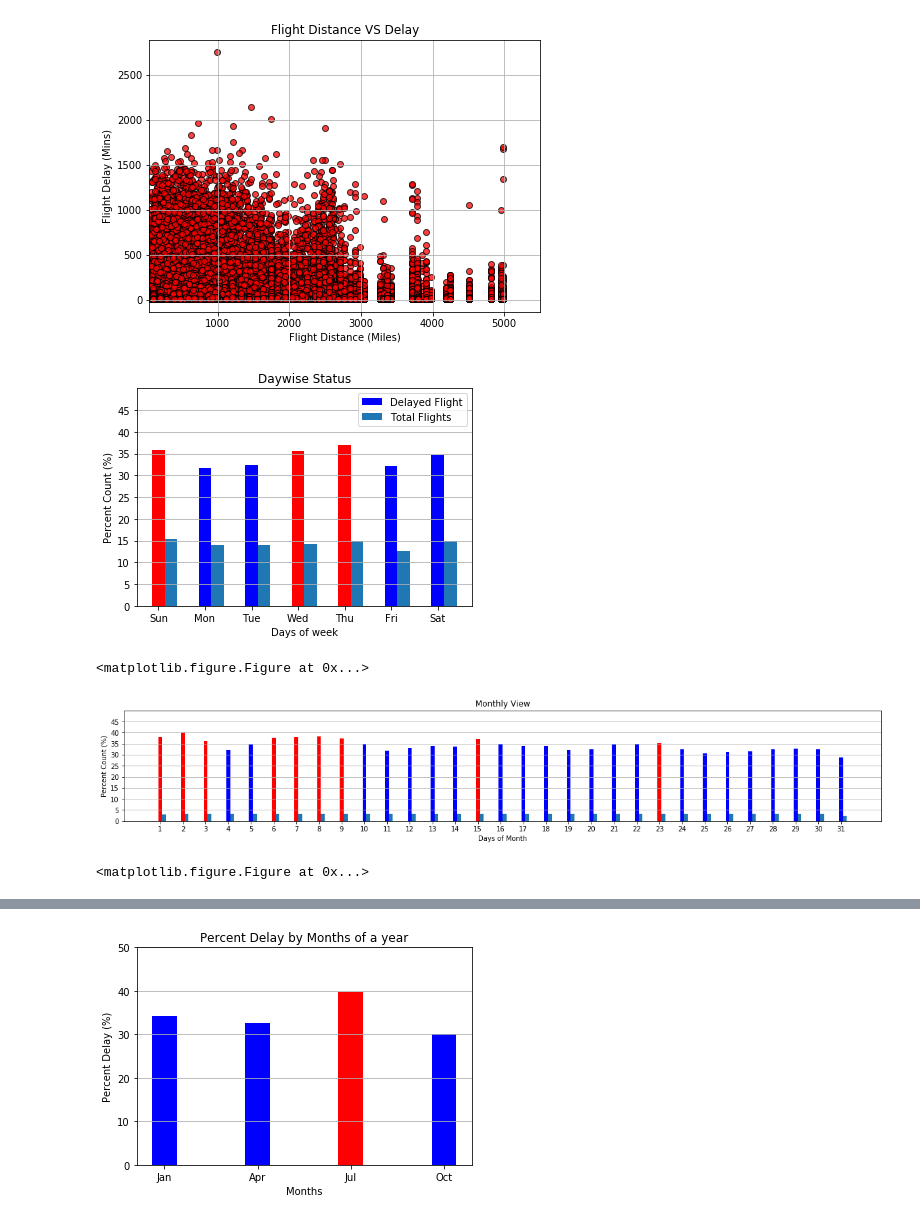
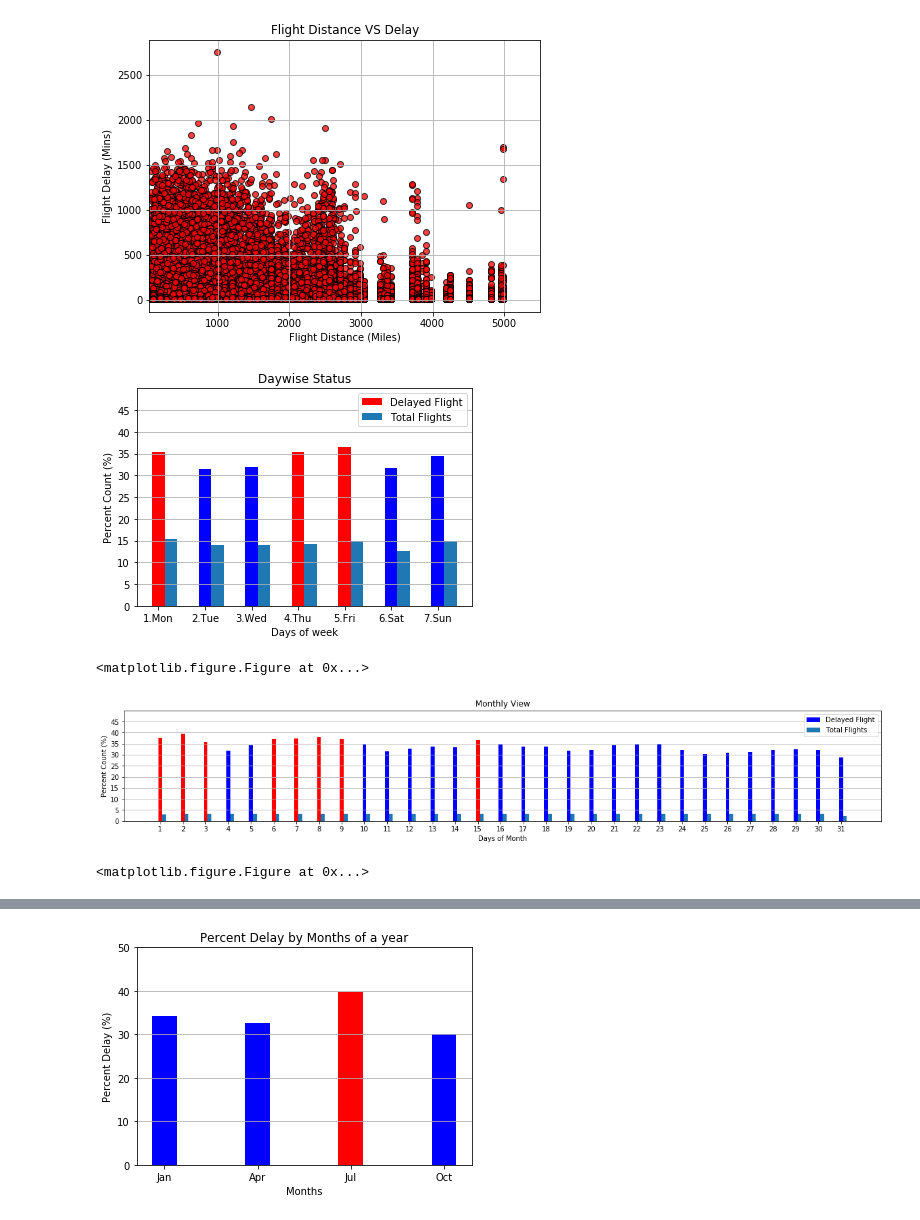
Before and after one commit to Randy0601/GroupProject, a Jupyter notebook: Saifee/Starter.ipynb, the cells around one changed output, grey strips where cells are left out. Saved outputs shown, nothing was run; the diff lists cells and outputs as text; code cells hidden in the pictures.

```diff
--- a/Saifee/Starter.ipynb
+++ b/Saifee/Starter.ipynb
@@ -180,7 +174,9 @@ weekdays_total_df = master_stats_df.groupby("DayOfWeek")
 
 weekday_delay_per  = []
 weekday_list = master_stats_df["DayOfWeek"].unique()
-tick_labels = ["Mon","Tue","Wed","Thu","Fri","Sat","Sun"]
+
+weekday_list.sort()
+tick_labels = ["1.Mon","2.Tue","3.Wed","4.Thu","5.Fri","6.Sat","7.Sun"]
 
 weekday_delay_per = [weekdays_delay_df.get_group(day).size/weekdays_total_df.get_group(day).size* 100 for day in weekday_list]
 weekday_flights_per = [weekdays_total_df.get_group(day).size/master_stats_df.size * 100 for day in weekday_list]
@@ -203,36 +199,36 @@ plt.show()
 plt.tight_layout()
 plt.show()
 # %% [output]
-[figure, old version]
+[figure, new version]
 <matplotlib.figure.Figure at 0x...>
 # %%
 daily_delay_df = Delay_df.groupby("DayofMonth")
 daily_total_df = master_stats_df.groupby("DayofMonth")
 
 daily_delay_per  = []
 daily_list = master_stats_df["DayofMonth"].unique()
 
 daily_delay_per = [daily_delay_df.get_group(day).size/daily_total_df.get_group(day).size* 100 for day in daily_list]
 daily_flights_per = [daily_total_df.get_group(day).size/master_stats_df.size * 100 for day in daily_list]
 
 colors = ['r' if value >= 35 else 'b'  for value in daily_delay_per]
 plt.figure(figsize=(20,3))
 
 width = 0.17
 fig1 = plt.bar(daily_list,daily_delay_per, width,color = colors)
 fig2 = plt.bar(daily_list+width,daily_flights_per,width)
 plt.xlabel("Days of Month")
 plt.ylabel("Percent Count (%)")
 plt.title("Monthly View")
 plt.grid(axis='y')
 plt.ylim(0,50)
 plt.xticks(daily_list)
-plt.yticks(major_ticks)
-plt.yticks(minor_ticks)
+plt.yticks(np.arange(0, 50, 5))
+plt.legend( (fig1[0], fig2[0]), ('Delayed Flight', 'Total Flights') )
 plt.show()
 plt.tight_layout()
 # %% [output]
-[figure, old version]
+[figure, new version]
 <matplotlib.figure.Figure at 0x...>
 # %%
 daily_delay_df = Delay_df.groupby("DayofMonth")
```
Also changed, not shown: parts of 8 cells of this notebook, 1 other file.
